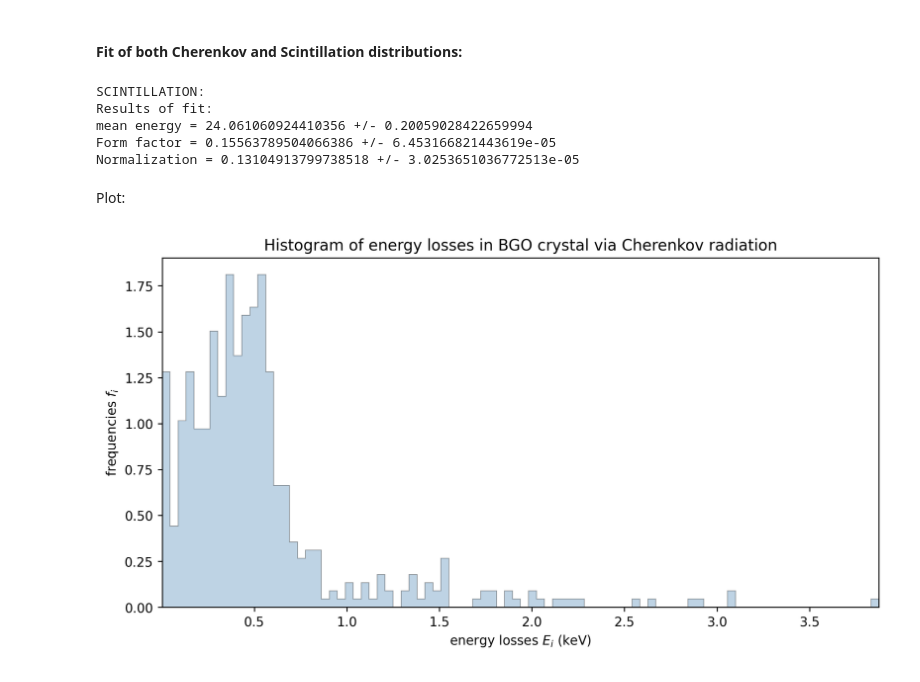
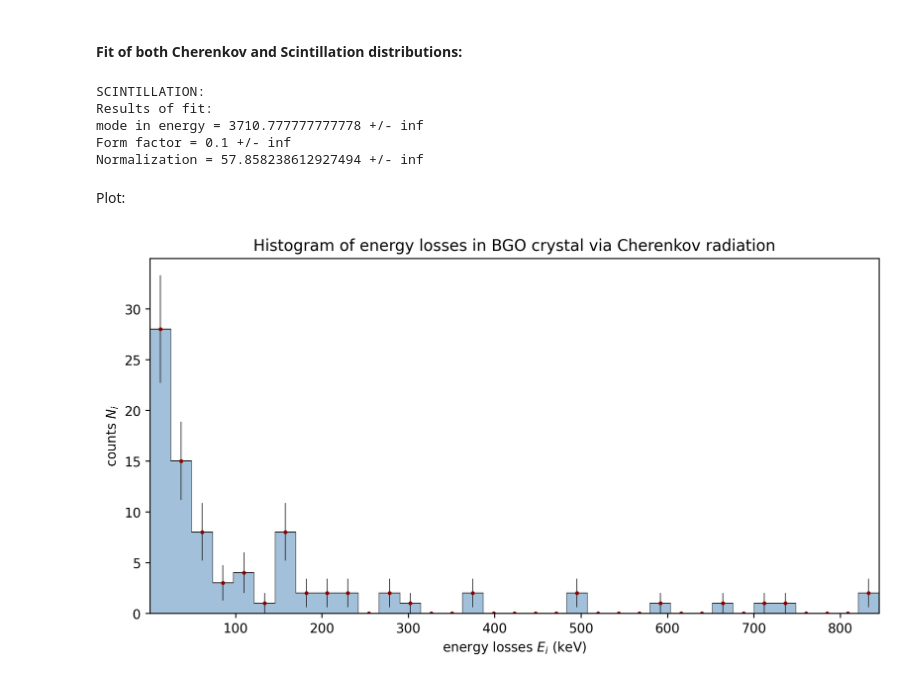
Before and after one commit to emanuelitoss/DreamExperiment, a Jupyter notebook: analysisDreamSimulation/dreamAnalysis.ipynb, the cells around one changed output. Drawn from its saved outputs; the diff is of its cells as text; code cells hidden in the pictures.

```diff
--- a/analysisDreamSimulation/dreamAnalysis.ipynb
+++ b/analysisDreamSimulation/dreamAnalysis.ipynb
@@ -61,6 +21,7 @@ Loading data from `energies.txt`:
 # loading data from simulation
 energyBGO, energyScint1, energyScint2 = np.loadtxt(fileName, unpack=True, usecols=(1,2,3))
 energies = [energyBGO, energyScint1, energyScint2]
+numbersC, numbersS = np.loadtxt(fileNameNumbers, unpack=True, usecols=(0,2))
 
 # remove energies = 0 and energies > 200 MeV from datasets
 for set in energies:
@@ -224,20 +318,0 @@ Loading data from `energies.txt`:
-# %%
-# loading data from simulation
-set1, set2 = np.loadtxt(fileName, unpack=True, usecols=(4,5))
-energyCherenkov = []
-energyScintillation = []
-energies = [energyCherenkov, energyScintillation]
-
-# remove energies = 0 and energies > 200 MeV from datasets
-for value in set1:
-    if value > 0 and value < 200:
-        # Cherenkov light: from MeV to keV
-        energyCherenkov.append(value*1000)
-
-for value in set2:
-    if value > 0 and value < 200:
-        energyScintillation.append(value*1000)
-
-# number of Monte Carlo events
-numberofevents = len(energyCherenkov)
-print("You have {0} data".format(numberofevents))
@@ -262,43 +335,55 @@ def g(x, mean, form, normalization, alpha):
 #### Fit of both Cherenkov and Scintillation distributions:
 # %%
 #SCINTILLATION LIGHT FIT
-nbins = 90
+nbins = 45
 # extrapolate data from histogram
-bin_heightsScintillation, bin_bordersScintillation = np.histogram(energyScintillation, bins=nbins, density=True)
+bin_heightsScintillation, bin_bordersScintillation = np.histogram(numbersS, bins=nbins, density=False)
 bin_centersScintillation = bin_bordersScintillation[:-1] + 0.5*np.diff(bin_bordersScintillation)
 
-[mean_energyScintillation, form_Scintillation, normalization_Scintillation], covariance_Scintillation = optim.curve_fit(f, bin_centersScintillation, bin_heightsScintillation, p0=[np.mean(energyScintillation), 0.10, max(bin_heightsScintillation)])
-#[mean_energyScintillation, form_Scintillation, normalization_Scintillation, alphaScintillation], covariance_Scintillation = optim.curve_fit(g, bin_centersScintillation, bin_heightsScintillation, p0=[np.mean(energyScintillation), 0.10, max(bin_heightsScintillation), bin_heightsScintillation[0]])
+bin_heightsScintillation = list(bin_heightsScintillation)
+idx_maximum = bin_heightsScintillation.index(max(bin_heightsScintillation))
+max_numberS = bin_centersScintillation[idx_maximum]
+[mean_energyScintillation, form_Scintillation, normalization_Scintillation], covariance_Scintillation = optim.curve_fit(f, bin_centersScintillation[1:], bin_heightsScintillation[1:], p0=[max_numberS, 0.10, max(bin_heightsScintillation)])
 
 # print results
 print('\nSCINTILLATION:')
-print("Results of fit:\nmean energy = {0} +/- {1}".format(mean_energyScintillation,covariance_Scintillation[0][0]))
+print("Results of fit:\nmode in energy = {0} +/- {1}".format(mean_energyScintillation,covariance_Scintillation[0][0]))
 print("Form factor = {0} +/- {1}".format(form_Scintillation,covariance_Scintillation[1][1]))
 print("Normalization = {0} +/- {1}".format(normalization_Scintillation,covariance_Scintillation[2][2]))
-#print("Alpha = {0} +/- {1}".format(alphaScintillation,covariance_Scintillation[3][3]))
 # %% [output]
 SCINTILLATION:
 Results of fit:
-mean energy = 24.061060924410356 +/- 0.20059028422659994
-Form factor = 0.15563789504066386 +/- 6.453166821443619e-05
-Normalization = 0.13104913799738518 +/- 3.0253651036772513e-05
+mode in energy = 3710.777777777778 +/- inf
+Form factor = 0.1 +/- inf
+Normalization = 57.858238612927494 +/- inf
 # %% [markdown]
 Plot:
 # %%
+nbinsC = 35
+bin_heightsC, bin_bordersC = np.histogram(numbersC, bins=nbinsC, density=False)
+# errors
+delta_bin_heightsC = []
+for value in bin_heightsC: delta_bin_heightsC.append(np.sqrt(value))
+bin_heightsC, bin_bordersC = np.histogram(numbersC, bins=nbinsC, density=False)
+bin_centersC = bin_bordersC[:-1] + 0.5*np.diff(bin_bordersC)
+bin_widthC = np.diff(bin_bordersC)
+xerrorC = [bin_widthC[0]*0.5 for i in bin_centersC]
 # prepare the figure
 fig = plt.figure(111, figsize=(10,5), dpi=250)
 
 # plot the histo
-plt.hist(energyCherenkov, bins=nbins, label='BGO crystal', histtype="stepfilled",
-        color='steelblue', ec='black', alpha=0.35, lw=0.65, density=True)
+plt.hist(numbersC, bins=nbinsC, label='BGO crystal', histtype="stepfilled",
+        color='steelblue', ec='black', alpha=0.5, lw=0.65, density=False)
+plt.errorbar(bin_centersC, bin_heightsC, yerr=delta_bin_heightsC, xerr=xerrorC,
+             marker='o', markersize=2, color="darkred", ecolor="black", lw=0, elinewidth=0.5)
 
 # visualize
 plt.title('Histogram of energy losses in BGO crystal via Cherenkov radiation')
 plt.xlabel('energy losses $E_i$ (keV)')
-plt.xlim(min(energyCherenkov), max(energyCherenkov))
-plt.ylabel('frequencies $f_i$')
+plt.xlim(min(numbersC), max(numbersC))
+plt.ylabel('counts $N_i$')
 plt.show()
 fig.savefig("LandauCerenkov.jpg", bbox_inches='tight')
 # %% [output]
-[figure, old version]
+[figure, new version]
 # %%
```
Also changed, not shown: parts of 29 cells of this notebook, 6 other files.
